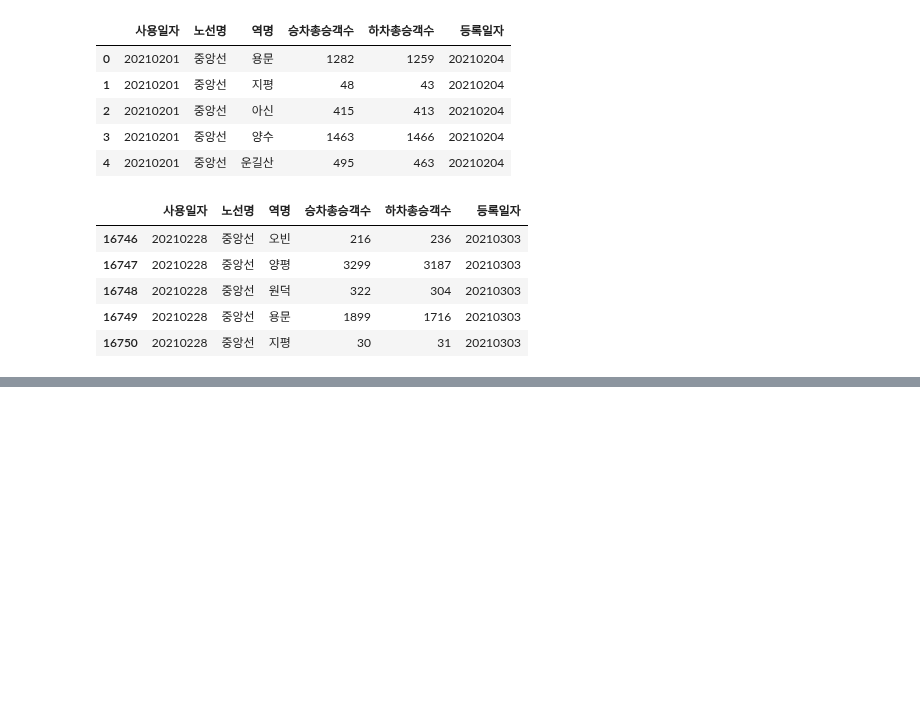
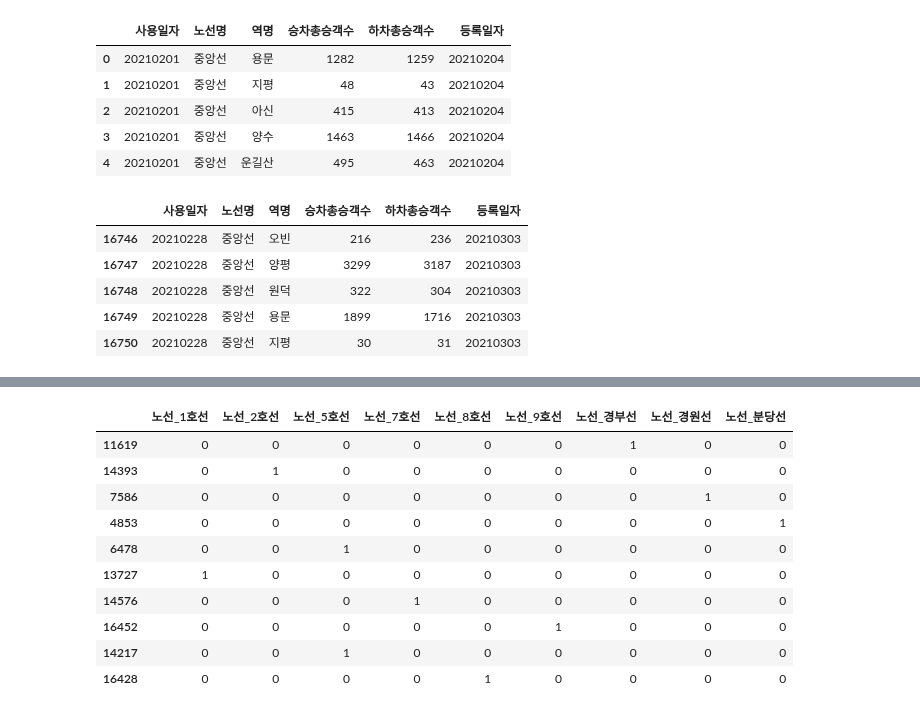
Before and after one commit to yleessam/hipython_rep, a Jupyter notebook: 16_데이터전처리2.ipynb, the cells around one changed output, grey strips where cells are left out. Cells and saved outputs as stored; diff of their text form; code cells hidden in the pictures; blank space fills up the shorter version.

```diff
--- a/16_데이터전처리2.ipynb
+++ b/16_데이터전처리2.ipynb
@@ -679,2 +768,4 @@ df.tail()
 # %%
 #'승차총승객수’와 ‘하차총승객수’ 컬럼의 차이를 계산한 ‘승하차총승객수차이’ 컬럼을 생성하세요.
+df['승하차총승객수'] = df['승차총승객수']-df['하차총승객수']
+df
@@ -680,0 +786,3 @@ df.tail()
+# %%
+df.rename(columns={'승하차총승객수':'승하차총승객수차이'}, inplace=True)
+df
@@ -683,4 +808,5 @@ df.tail()
 # %%
 # 전체 중 10개의 아이템을 샘플링해서 데이터프레임을 생성하세요.
 #.sample()
-sample_df=[]
+sample_df= df.sample(n=10)
+sample_df
@@ -688,0 +954,16 @@ sample_df=[]
+# %%
+#원핫인코딩
+dummies = pd.get_dummies(sample_df['노선명'], prefix='노선')
+dummies.astype(int)
+# %% [output]
+|  | 노선_1호선 | 노선_2호선 | 노선_5호선 | 노선_7호선 | 노선_8호선 | 노선_9호선 | 노선_경부선 | 노선_경원선 | 노선_분당선 |
+| 11619 | 0 | 0 | 0 | 0 | 0 | 0 | 1 | 0 | 0 |
+| 14393 | 0 | 1 | 0 | 0 | 0 | 0 | 0 | 0 | 0 |
+| 7586 | 0 | 0 | 0 | 0 | 0 | 0 | 0 | 1 | 0 |
+| 4853 | 0 | 0 | 0 | 0 | 0 | 0 | 0 | 0 | 1 |
+| 6478 | 0 | 0 | 1 | 0 | 0 | 0 | 0 | 0 | 0 |
+| 13727 | 1 | 0 | 0 | 0 | 0 | 0 | 0 | 0 | 0 |
+| 14576 | 0 | 0 | 0 | 1 | 0 | 0 | 0 | 0 | 0 |
+| 16452 | 0 | 0 | 0 | 0 | 0 | 1 | 0 | 0 | 0 |
+| 14217 | 0 | 0 | 1 | 0 | 0 | 0 | 0 | 0 | 0 |
+| 16428 | 0 | 0 | 0 | 0 | 1 | 0 | 0 | 0 | 0 |
```
Also changed, not shown: parts of 23 cells of this notebook.
